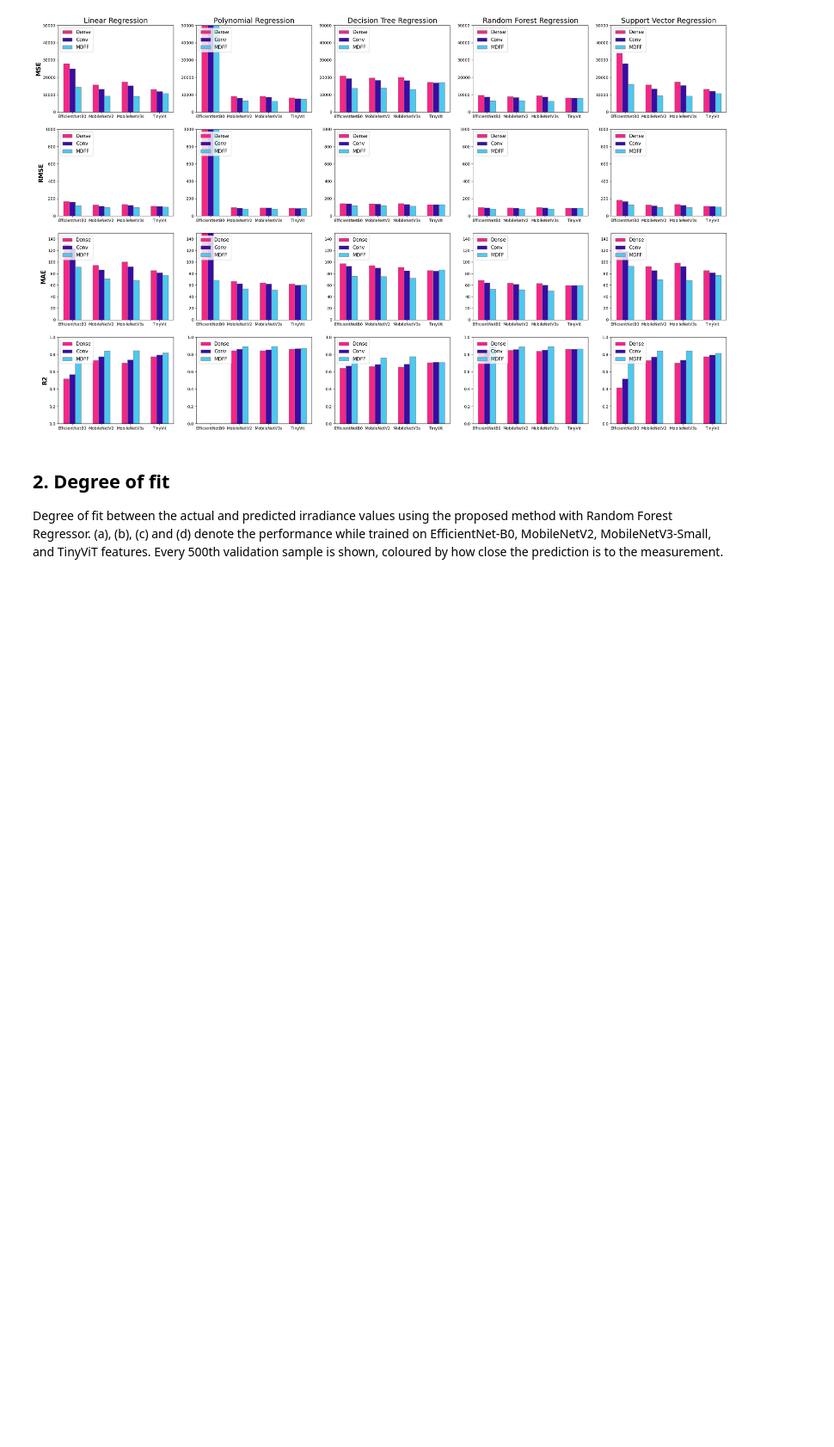
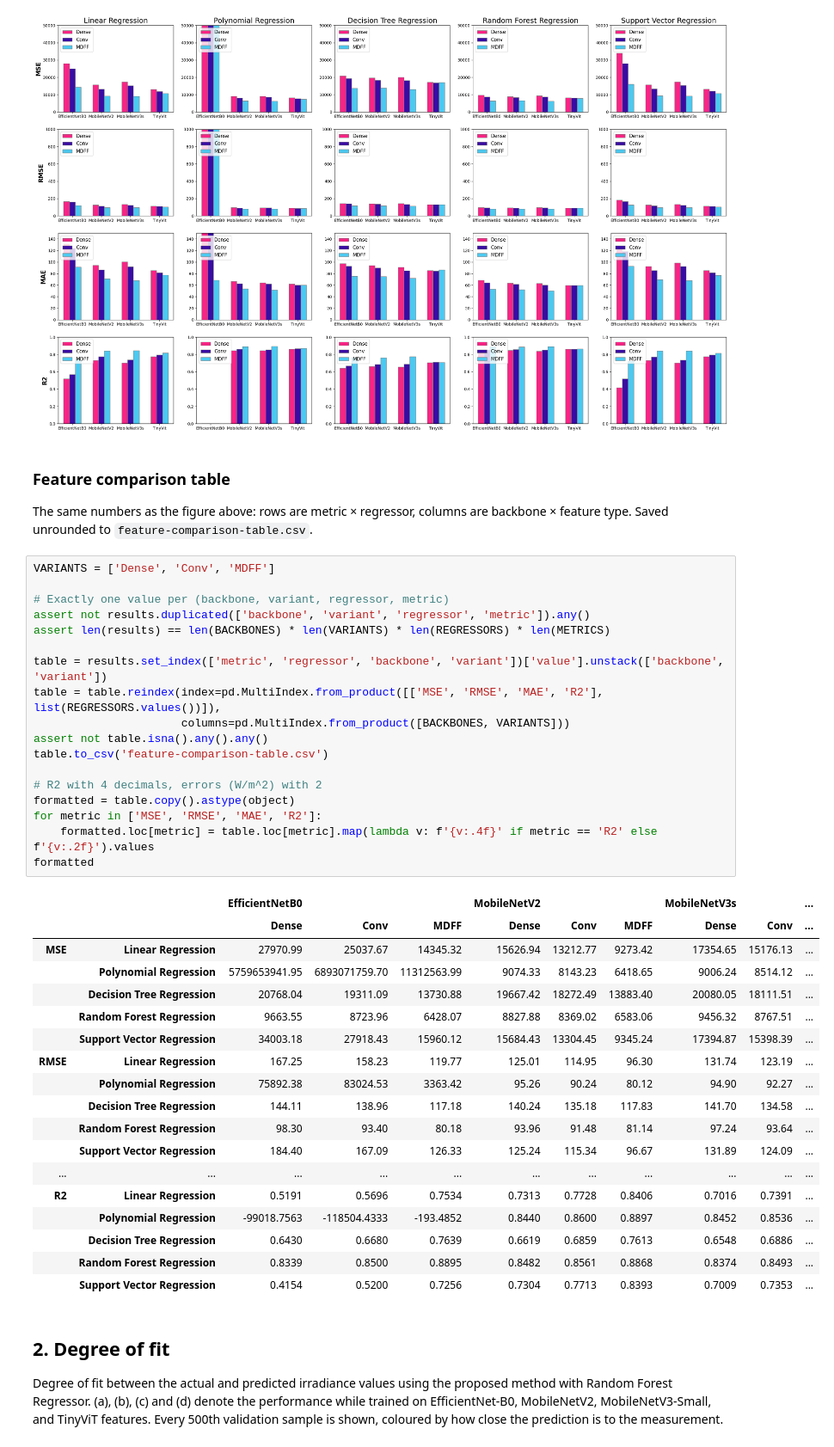
Before and after one commit to ifran-rahman/MDFF, a Jupyter notebook: Results/results.ipynb, the cells around one changed output. Shown at 86% size. Cells and saved outputs as stored; diff of their text form; blank space fills up the shorter version.

Commit message:
update results

```diff
--- a/Results/results.ipynb
+++ b/Results/results.ipynb
@@ -159,6 +216,47 @@ for i, metric in enumerate(['MSE', 'RMSE', 'MAE', 'R2']):
 f.savefig(os.path.join(FIG_DIR, 'feature-comparison.png'), dpi=300, bbox_inches='tight')
 # %% [output]
 [figure]
+# %% [markdown]
+### Feature comparison table
+
+The same numbers as the figure above: rows are metric × regressor, columns are backbone × feature type. Saved unrounded to `feature-comparison-table.csv`.
+# %%
+VARIANTS = ['Dense', 'Conv', 'MDFF']
+
+# Exactly one value per (backbone, variant, regressor, metric)
+assert not results.duplicated(['backbone', 'variant', 'regressor', 'metric']).any()
+assert len(results) == len(BACKBONES) * len(VARIANTS) * len(REGRESSORS) * len(METRICS)
+
+table = results.set_index(['metric', 'regressor', 'backbone', 'variant'])['value'].unstack(['backbone', 'variant'])
+table = table.reindex(index=pd.MultiIndex.from_product([['MSE', 'RMSE', 'MAE', 'R2'], list(REGRESSORS.values())]),
+                      columns=pd.MultiIndex.from_product([BACKBONES, VARIANTS]))
+assert not table.isna().any().any()
+table.to_csv('feature-comparison-table.csv')
+
+# R2 with 4 decimals, errors (W/m^2) with 2
+formatted = table.copy().astype(object)
+for metric in ['MSE', 'RMSE', 'MAE', 'R2']:
+    formatted.loc[metric] = table.loc[metric].map(lambda v: f'{v:.4f}' if metric == 'R2' else f'{v:.2f}').values
+formatted
+# %% [output]
+|  |  | EfficientNetB0 |  |  | MobileNetV2 |  |  | MobileNetV3s |  | ... |
+|  |  | Dense | Conv | MDFF | Dense | Conv | MDFF | Dense | Conv | ... |
+| MSE | Linear Regression | 27970.99 | 25037.67 | 14345.32 | 15626.94 | 13212.77 | 9273.42 | 17354.65 | 15176.13 | ... |
+|  | Polynomial Regression | 5759653941.95 | 6893071759.70 | 11312563.99 | 9074.33 | 8143.23 | 6418.65 | 9006.24 | 8514.12 | ... |
+|  | Decision Tree Regression | 20768.04 | 19311.09 | 13730.88 | 19667.42 | 18272.49 | 13883.40 | 20080.05 | 18111.51 | ... |
+|  | Random Forest Regression | 9663.55 | 8723.96 | 6428.07 | 8827.88 | 8369.02 | 6583.06 | 9456.32 | 8767.51 | ... |
+|  | Support Vector Regression | 34003.18 | 27918.43 | 15960.12 | 15684.43 | 13304.45 | 9345.24 | 17394.87 | 15398.39 | ... |
+| RMSE | Linear Regression | 167.25 | 158.23 | 119.77 | 125.01 | 114.95 | 96.30 | 131.74 | 123.19 | ... |
+|  | Polynomial Regression | 75892.38 | 83024.53 | 3363.42 | 95.26 | 90.24 | 80.12 | 94.90 | 92.27 | ... |
+|  | Decision Tree Regression | 144.11 | 138.96 | 117.18 | 140.24 | 135.18 | 117.83 | 141.70 | 134.58 | ... |
+|  | Random Forest Regression | 98.30 | 93.40 | 80.18 | 93.96 | 91.48 | 81.14 | 97.24 | 93.64 | ... |
+|  | Support Vector Regression | 184.40 | 167.09 | 126.33 | 125.24 | 115.34 | 96.67 | 131.89 | 124.09 | ... |
+| ... | ... | ... | ... | ... | ... | ... | ... | ... | ... | ... |
+| R2 | Linear Regression | 0.5191 | 0.5696 | 0.7534 | 0.7313 | 0.7728 | 0.8406 | 0.7016 | 0.7391 | ... |
+|  | Polynomial Regression | -99018.7563 | -118504.4333 | -193.4852 | 0.8440 | 0.8600 | 0.8897 | 0.8452 | 0.8536 | ... |
+|  | Decision Tree Regression | 0.6430 | 0.6680 | 0.7639 | 0.6619 | 0.6859 | 0.7613 | 0.6548 | 0.6886 | ... |
+|  | Random Forest Regression | 0.8339 | 0.8500 | 0.8895 | 0.8482 | 0.8561 | 0.8868 | 0.8374 | 0.8493 | ... |
+|  | Support Vector Regression | 0.4154 | 0.5200 | 0.7256 | 0.7304 | 0.7713 | 0.8393 | 0.7009 | 0.7353 | ... |
 # %% [markdown]
 ## 2. Degree of fit
 
```
Also changed, not shown: parts of 3 cells of this notebook, 9 other files.
